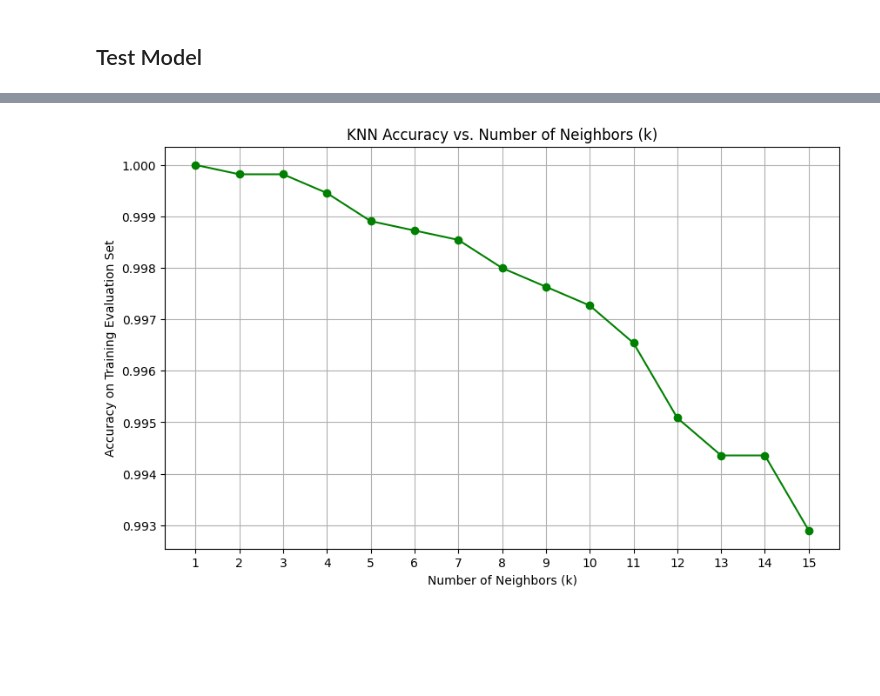
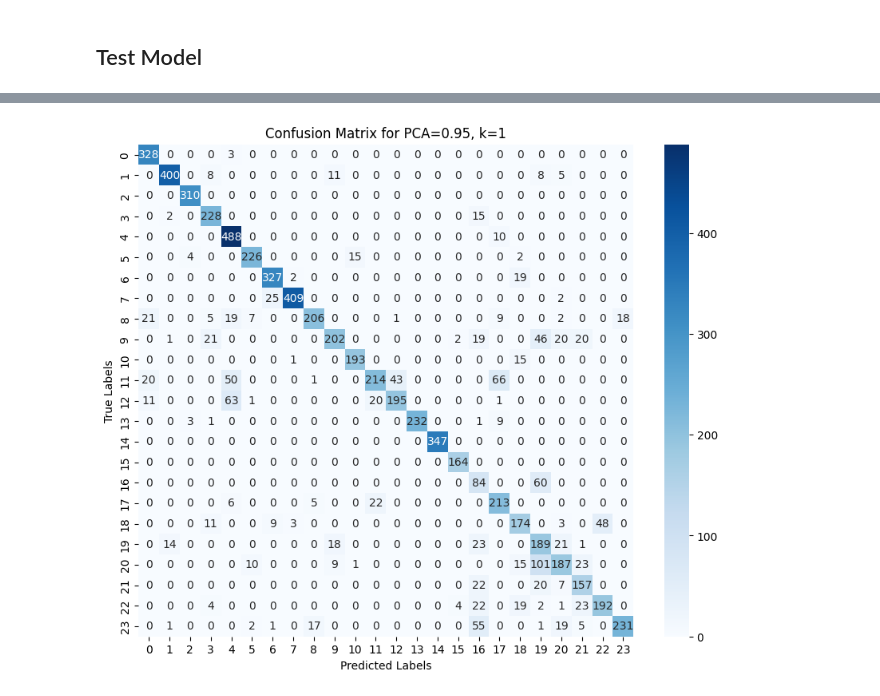
Before and after one commit to rodrigoabreu22/TAA_American_Sign_Language_Understanding, a Jupyter notebook: knn.ipynb, the cells around one changed output, grey strips where cells are left out. Drawn from its saved outputs; the diff is of its cells as text; code cells hidden in the pictures; blank space fills up the shorter version.

```diff
--- a/knn.ipynb
+++ b/knn.ipynb
@@ -110,50 +114,76 @@ y_test_shape: (7172,)
+# %%
+pca = PCA(n_components=0.8)
+
+# Fit PCA only on training data to avoid data leakage
+pca.fit(X_train)
+
+X_train_pca = pca.transform(X_train)
+X_val_pca = pca.transform(X_val)
+X_test_pca = pca.transform(X_test)
 # %% [markdown]
 ## Test Model
 # %%
-# Try different values of k
-k_values = list(range(1, 16))
-accuracies = []
+# Define ranges
+k_values = list(range(1, 10))
+pca_values = [0.7, 0.75, 0.8, 0.85, 0.9, 0.95]
 
-for k in k_values:
-    model = KNeighborsClassifier(n_neighbors=k)
-    model.fit(X, y)
-    y_pred = model.predict(X_val)
-    acc = accuracy_score(y_val, y_pred)
-    accuracies.append(acc)
-    print(f"k={k}, Accuracy={acc:.4f}")
+# Initialize storage
+accuracy_matrix = np.zeros((len(pca_values), len(k_values)))
 
-# Plotting accuracy vs. k
-plt.figure(figsize=(10, 6))
-plt.plot(k_values, accuracies, marker='o', linestyle='-', color='green')
-plt.title("KNN Accuracy vs. Number of Neighbors (k)")
-plt.xlabel("Number of Neighbors (k)")
-plt.ylabel("Accuracy on Training Evaluation Set")
-plt.xticks(k_values)
-plt.grid(True)
-plt.show()
+# Grid search over PCA variances and k values
+for i, pca_var in enumerate(pca_values):
+    pca = PCA(n_components=pca_var)
+    pca.fit(X_train)
 
-# Find best k
-best_k_index = np.argmax(accuracies)
-best_k = k_values[best_k_index]
-best_accuracy = accuracies[best_k_index]
+    X_train_pca = pca.transform(X_train)
+    X_val_pca = pca.transform(X_val)
+    X_test_pca = pca.transform(X_test)
 
-print(f"\nBest k: {best_k} with Accuracy: {best_accuracy:.4f}")
+    for j, k in enumerate(k_values):
+        model = KNeighborsClassifier(n_neighbors=k)
+        model.fit(X_train_pca, y_train)
+        y_pred = model.predict(X_val_pca)
+        acc = accuracy_score(y_val, y_pred)
+        accuracy_matrix[i, j] = acc
 
-# Train and evaluate best model
+# Find best PCA and k
+best_index = np.unravel_index(np.argmax(accuracy_matrix), accuracy_matrix.shape)
+best_pca = pca_values[best_index[0]]
+best_k = k_values[best_index[1]]
+best_accuracy = accuracy_matrix[best_index]
+
+print(f"\nBest PCA Variance: {best_pca}, Best k: {best_k}, Accuracy: {best_accuracy:.4f}")
+
+# Retrain on best configuration
+pca = PCA(n_components=best_pca)
+pca.fit(X_train)
+X_train_pca = pca.transform(X_train)
+X_test_pca = pca.transform(X_test)
+
 best_model = KNeighborsClassifier(n_neighbors=best_k)
-best_model.fit(X, y)
-best_y_pred = best_model.predict(X_test)
+best_model.fit(X_train_pca, y_train)
+best_y_pred = best_model.predict(X_test_pca)
+
+print(f"Number of PCA components retained: {pca.n_components_}")
 
 # Classification Report
-print("\nClassification Report for Best k:")
+print("\nClassification Report for Best Model:")
 print(classification_report(y_test, best_y_pred))
 
 # Confusion Matrix
 conf_matrix = confusion_matrix(y_test, best_y_pred)
 plt.figure(figsize=(10, 8))
 sns.heatmap(conf_matrix, annot=True, fmt='d', cmap='Blues')
-plt.title(f"Confusion Matrix for k = {best_k}")
+plt.title(f"Confusion Matrix for PCA={best_pca}, k={best_k}")
 plt.xlabel("Predicted Labels")
 plt.ylabel("True Labels")
 plt.show()
+
+# Heatmap of Accuracy for PCA vs k
+plt.figure(figsize=(12, 8))
+sns.heatmap(accuracy_matrix, annot=True, xticklabels=k_values, yticklabels=pca_values, cmap='viridis')
+plt.title("Validation Accuracy for Different PCA Variance Levels and k")
+plt.xlabel("Number of Neighbors (k)")
+plt.ylabel("PCA Variance Retained")
+plt.show()
 # %% [output]
@@ -175 +207 @@ k=15, Accuracy=0.9929
-[figure, old version]
+[figure, new version]
```
Also changed, not shown: parts of 4 cells of this notebook.
